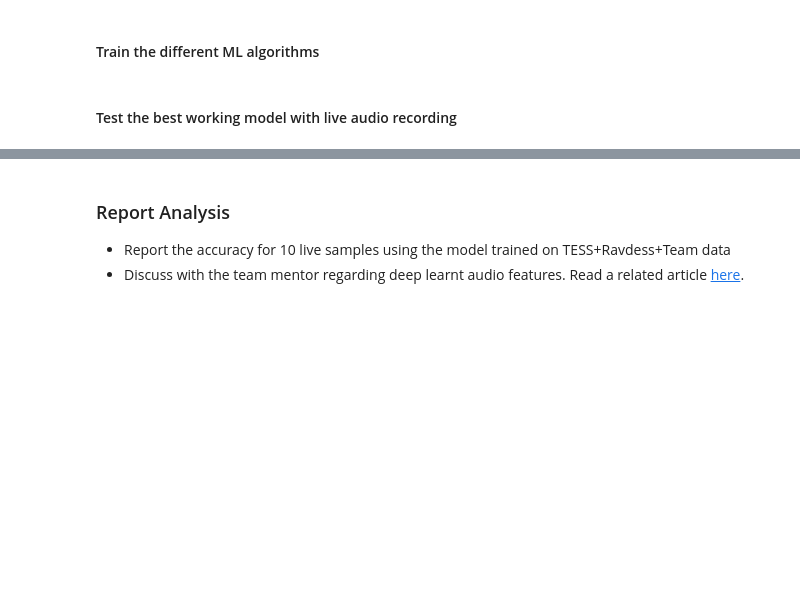
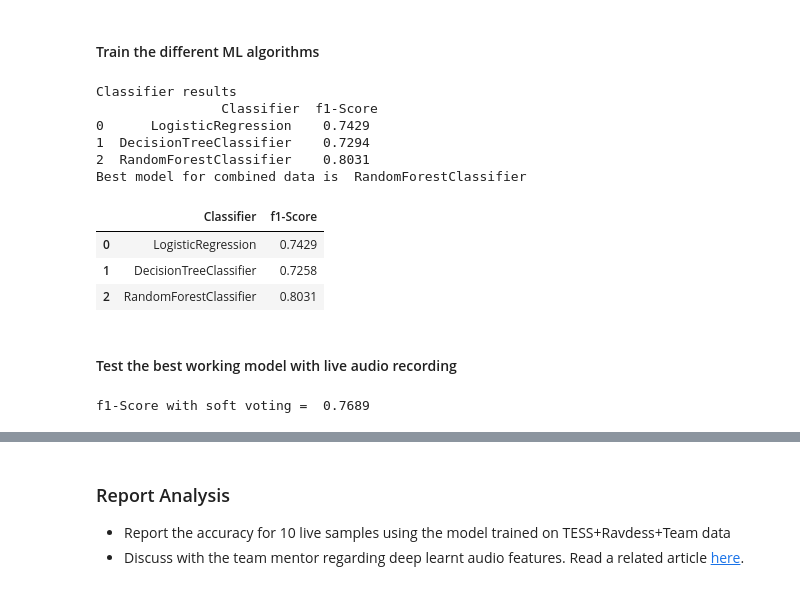
Before and after one commit to madhavamk/computational-data-science, a Jupyter notebook: MiniProjects/M3_NB_MiniProject_3_Emotion_Classification_from_Speech.ipynb, the cells around one changed output, grey strips where cells are left out. Cells and saved outputs as stored; diff of their text form; code cells hidden in the pictures; blank space fills up the shorter version.

```diff
--- a/MiniProjects/M3_NB_MiniProject_3_Emotion_Classification_from_Speech.ipynb
+++ b/MiniProjects/M3_NB_MiniProject_3_Emotion_Classification_from_Speech.ipynb
@@ -441,7 +501,35 @@ f1-Score with hard voting =  0.8241
 #### Train the different ML algorithms
 # %%
 # YOUR CODE HERE
+X_train, X_test, y_train, y_test = train_test_split(features, combined_audio_df['labels'], test_size=0.25, random_state=30)
+combined_scores_df, best_model = model_predict_evaluate()
+print("Classifier results\n",combined_scores_df)
+print("Best model for combined data is ",type(best_model).__name__)
+# %% [output]
+Classifier results
+                Classifier  f1-Score
+0      LogisticRegression    0.7429
+1  DecisionTreeClassifier    0.7294
+2  RandomForestClassifier    0.8031
+Best model for combined data is  RandomForestClassifier
+# %%
+combined_scores_df
+# %% [output]
+|  | Classifier | f1-Score |
+| 0 | LogisticRegression | 0.7429 |
+| 1 | DecisionTreeClassifier | 0.7258 |
+| 2 | RandomForestClassifier | 0.8031 |
 # %% [markdown]
 #### Test the best working model with live audio recording
+# %%
+voting_clf = VotingClassifier(estimators=[('lr', LogisticRegression()),\
+                                          ('dt', DecisionTreeClassifier()),\
+                                          ('rf', RandomForestClassifier(n_estimators=10, random_state=42, max_features="sqrt"))],\
+                               voting='soft')
+voting_clf.fit(X_train, y_train)
+y_pred = voting_clf.predict(X_test)
+print("f1-Score with soft voting = ",round(f1_score(y_test, y_pred, average='weighted'), 4))
+# %% [output]
+f1-Score with soft voting =  0.7689
 # %%
 # choose the best working model and assign below
```
Also changed, not shown: parts of 16 cells of this notebook.
